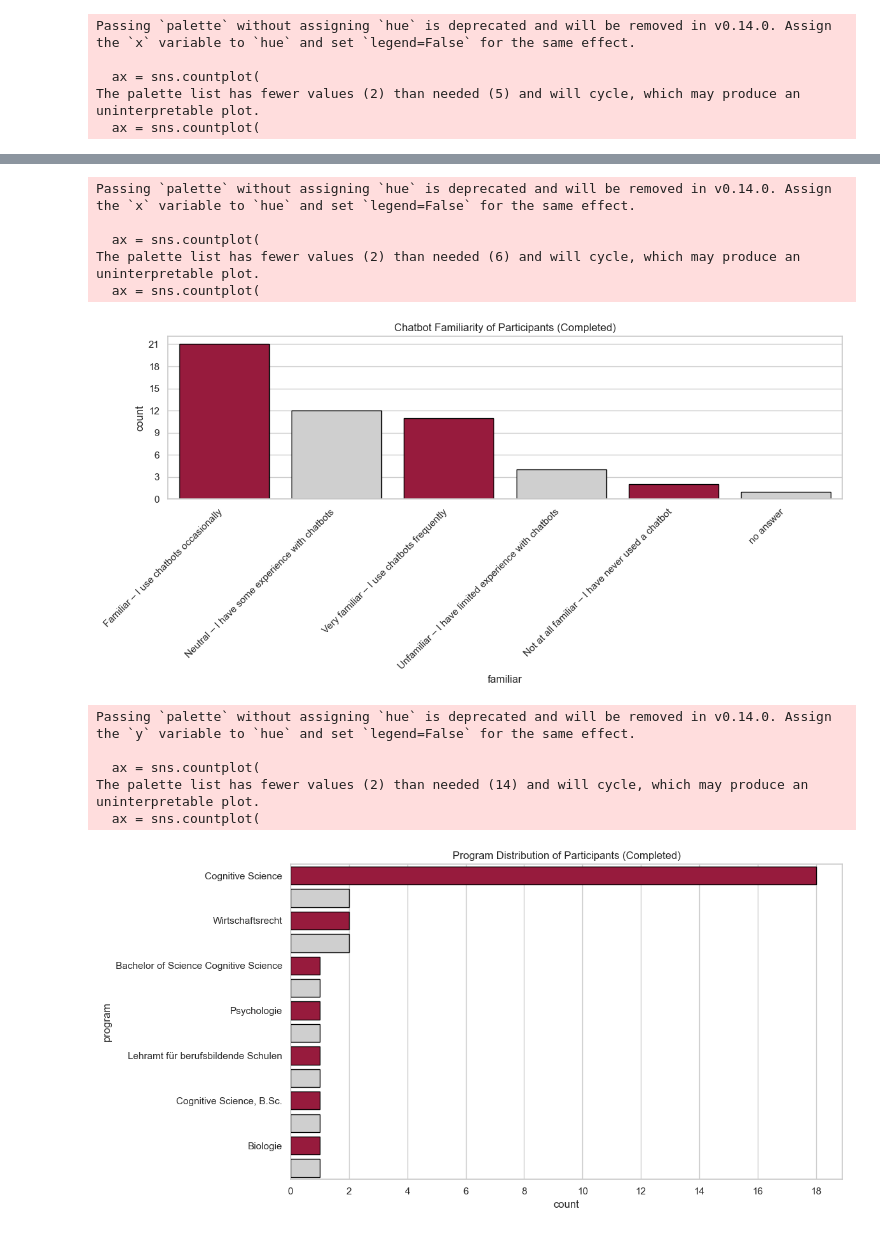
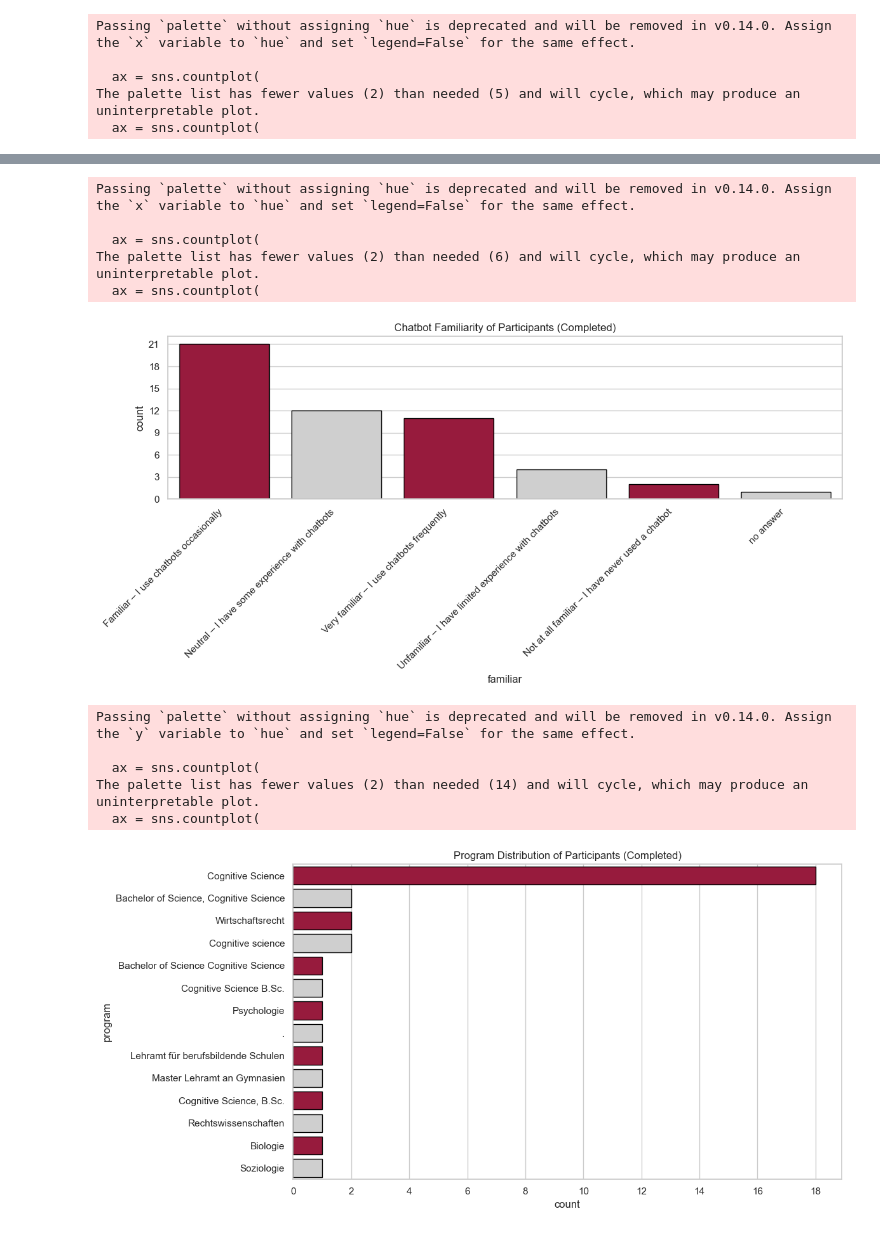
Before and after one commit to MarvinIRW/Assessing-Answer-Accuracy-Hallucination-and-Document-Relevance-in-virtUOS-Chatbot, a Jupyter notebook: code/dataset/0_1_question_survey_participants.ipynb, the cells around one changed output, grey strips where cells are left out. Drawn from its saved outputs; the diff is of its cells as text; code cells hidden in the pictures.

```diff
--- a/code/dataset/0_1_question_survey_participants.ipynb
+++ b/code/dataset/0_1_question_survey_participants.ipynb
@@ -144,9 +144,9 @@ def plot_countplot_horizontal(data, y_column, title, palette=None, fig_width=6,
         order=data[y_column].value_counts().index.dropna(),
         edgecolor='black'
     )
-    ax.xaxis.set_major_locator(mticker.MaxNLocator(integer=True))  # Ensure integer ticks on the y-axis
+    ax.xaxis.set_major_locator(mticker.MaxNLocator(integer=True))  # Ensure integer ticks on the x-axis
     plt.title(title)
-    ax.yaxis.set_major_locator(mticker.MaxNLocator(integer=True))
+    #ax.yaxis.set_major_locator(mticker.MaxNLocator(integer=True))
     plt.tight_layout()
 
     # # Add labels showing the count on the side of each bar
@@ -201,31 +201,31 @@ The palette list has fewer values (2) than needed (5) and will cycle, which may
 [figure]
 Passing `palette` without assigning `hue` is deprecated and will be removed in v0.14.0. Assign the `x` variable to `hue` and set `legend=False` for the same effect.
 
   ax = sns.countplot(
 The palette list has fewer values (2) than needed (4) and will cycle, which may produce an uninterpretable plot.
   ax = sns.countplot(
 [figure]
 Passing `palette` without assigning `hue` is deprecated and will be removed in v0.14.0. Assign the `x` variable to `hue` and set `legend=False` for the same effect.
 
   ax = sns.countplot(
 The palette list has fewer values (2) than needed (6) and will cycle, which may produce an uninterpretable plot.
   ax = sns.countplot(
 [figure]
 Passing `palette` without assigning `hue` is deprecated and will be removed in v0.14.0. Assign the `x` variable to `hue` and set `legend=False` for the same effect.
 
   ax = sns.countplot(
 The palette list has fewer values (2) than needed (5) and will cycle, which may produce an uninterpretable plot.
   ax = sns.countplot(
 [figure]
 Passing `palette` without assigning `hue` is deprecated and will be removed in v0.14.0. Assign the `x` variable to `hue` and set `legend=False` for the same effect.
 
   ax = sns.countplot(
 The palette list has fewer values (2) than needed (6) and will cycle, which may produce an uninterpretable plot.
   ax = sns.countplot(
 [figure]
 Passing `palette` without assigning `hue` is deprecated and will be removed in v0.14.0. Assign the `y` variable to `hue` and set `legend=False` for the same effect.
 
   ax = sns.countplot(
 The palette list has fewer values (2) than needed (14) and will cycle, which may produce an uninterpretable plot.
   ax = sns.countplot(
-[figure, old version]
+[figure, new version]
```
Also changed, not shown: 5 other files.
